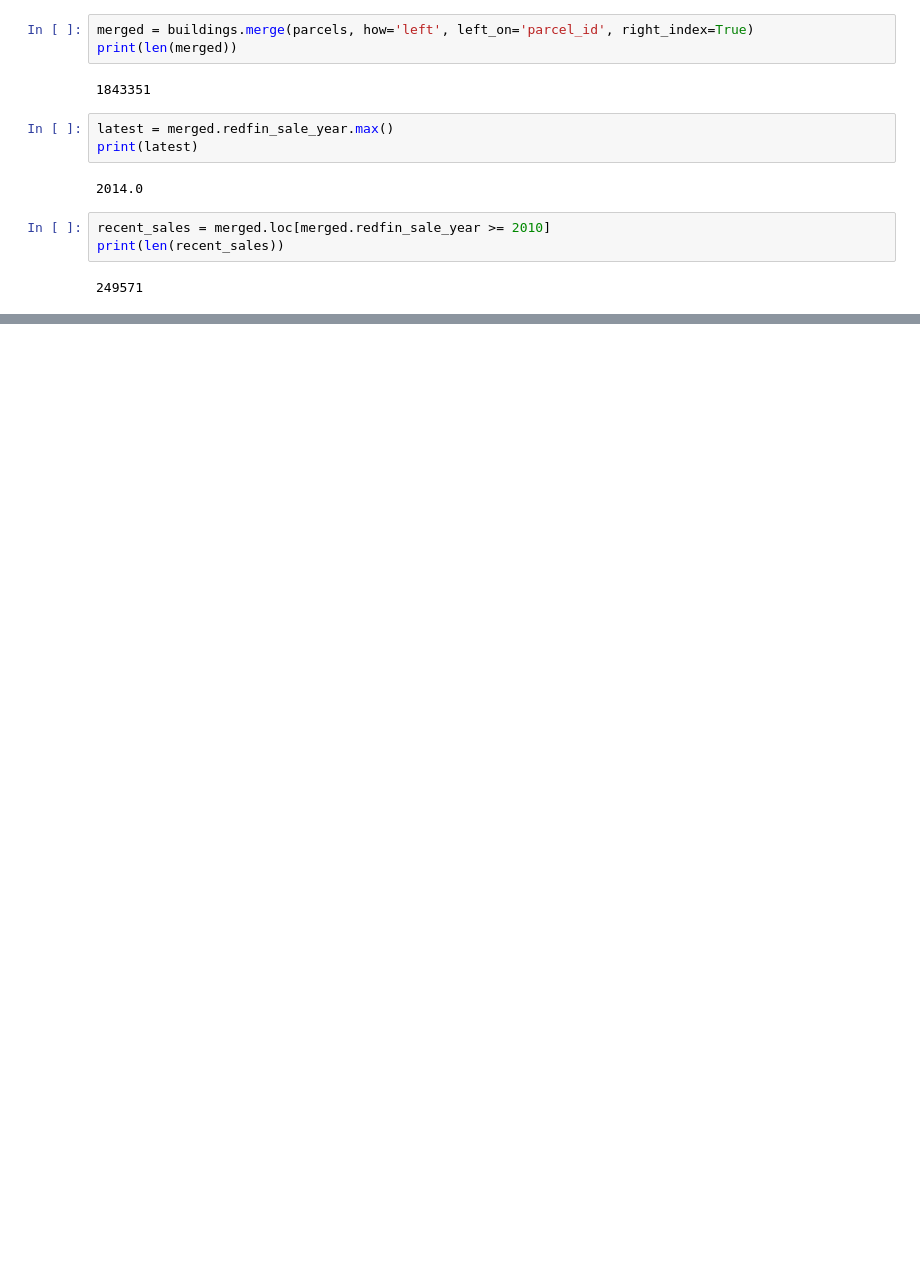
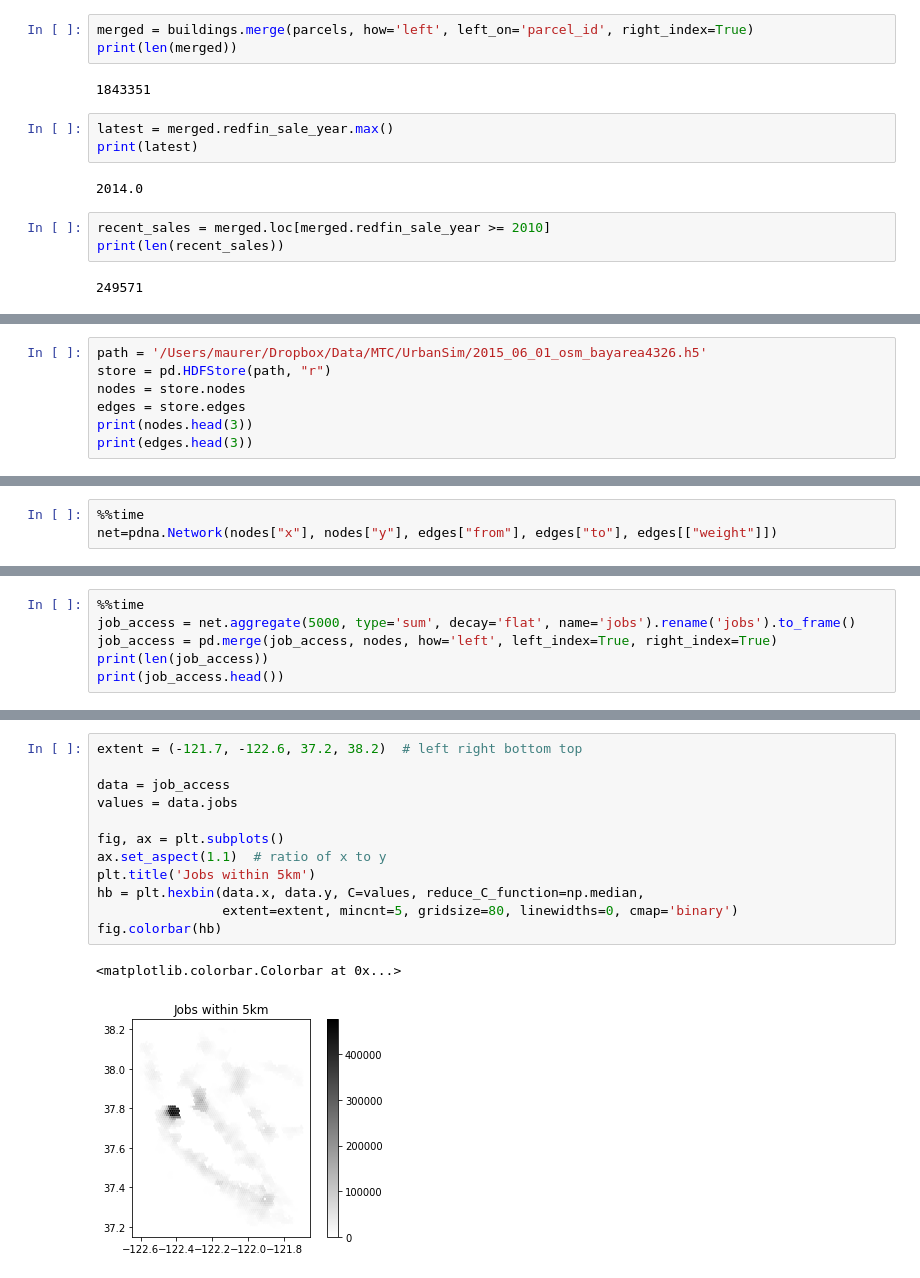
Before and after one commit to ual/displacement-chapter-replication, a Jupyter notebook: notebooks/UrbanSim-maps.ipynb, the cells around one changed output, grey strips where cells are left out. Cells and saved outputs as stored; diff of their text form; blank space fills up the shorter version.

```diff
--- a/notebooks/UrbanSim-maps.ipynb
+++ b/notebooks/UrbanSim-maps.ipynb
@@ -63,0 +75,7 @@ fig.colorbar(hb)
+# %%
+path = '/Users/maurer/Dropbox/Data/MTC/UrbanSim/2015_06_01_osm_bayarea4326.h5'
+store = pd.HDFStore(path, "r")
+nodes = store.nodes
+edges = store.edges
+print(nodes.head(3))
+print(edges.head(3))
@@ -63,0 +91,3 @@ fig.colorbar(hb)
+# %%
+%%time
+net=pdna.Network(nodes["x"], nodes["y"], edges["from"], edges["to"], edges[["weight"]])
@@ -63,0 +134,6 @@ fig.colorbar(hb)
+# %%
+%%time
+job_access = net.aggregate(5000, type='sum', decay='flat', name='jobs').rename('jobs').to_frame()
+job_access = pd.merge(job_access, nodes, how='left', left_index=True, right_index=True)
+print(len(job_access))
+print(job_access.head())
@@ -63,0 +150,15 @@ fig.colorbar(hb)
+# %%
+extent = (-121.7, -122.6, 37.2, 38.2)  # left right bottom top
+
+data = job_access
+values = data.jobs
+
+fig, ax = plt.subplots()
+ax.set_aspect(1.1)  # ratio of x to y
+plt.title('Jobs within 5km')
+hb = plt.hexbin(data.x, data.y, C=values, reduce_C_function=np.median,
+                extent=extent, mincnt=5, gridsize=80, linewidths=0, cmap='binary')
+fig.colorbar(hb)
+# %% [output]
+<matplotlib.colorbar.Colorbar at 0x...>
+[figure, added]
```
Also changed, not shown: parts of 16 cells of this notebook.
